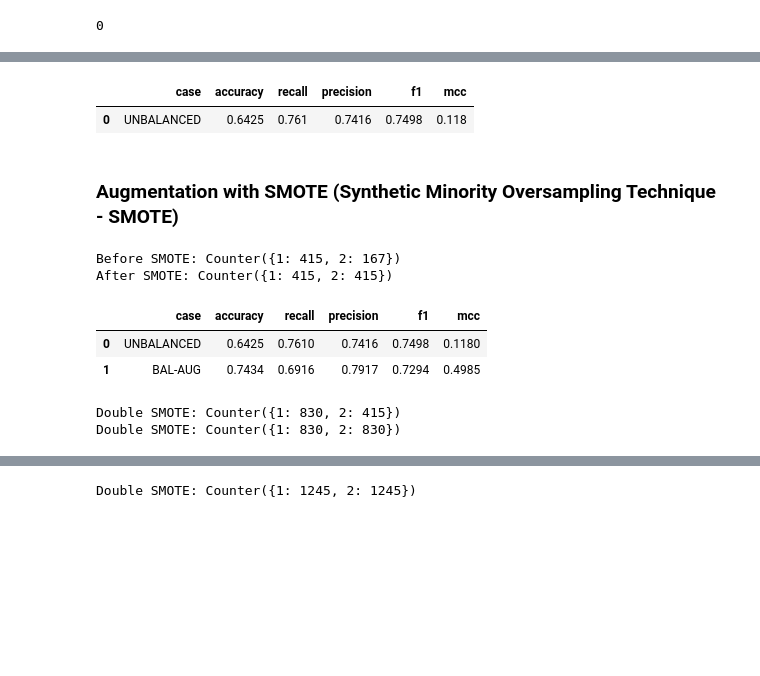
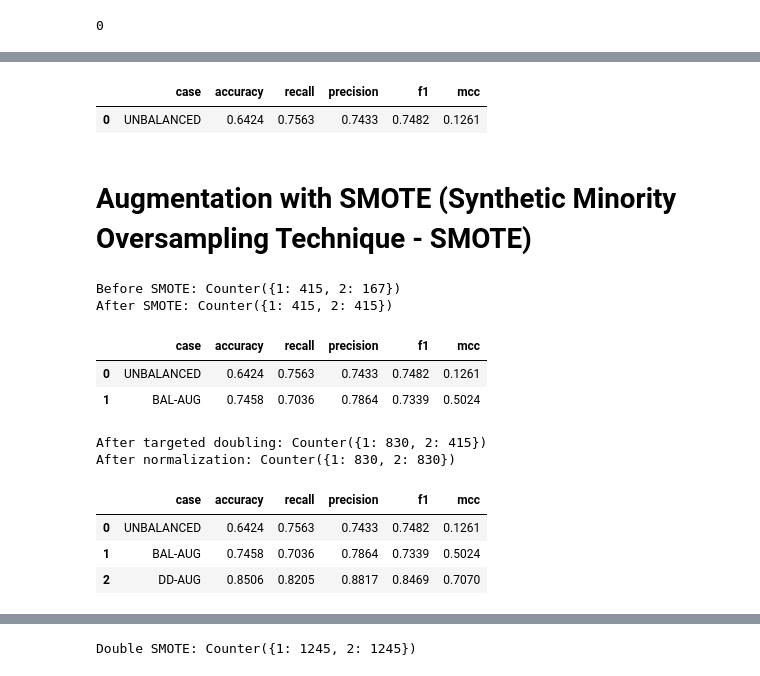
Before and after one commit to EmmanuelNiyi/Replication-of-Liver-Disease-Classification, a Jupyter notebook: rldc-decision-tree.ipynb, the cells around one changed output, grey strips where cells are left out. Drawn from its saved outputs; the diff is of its cells as text; code cells hidden in the pictures; blank space fills up the shorter version.

```diff
--- a/rldc-decision-tree.ipynb
+++ b/rldc-decision-tree.ipynb
@@ -126,15 +150,16 @@ Average mcc: 0.118
 smote_results = pd.DataFrame(columns=["case", "accuracy", "recall", "precision", "f1", "mcc"])
 # %%
-# retrieve the for the initial dataset metrics and add them to the df
+# Store baseline (unbalanced) metrics
 metric_list = ["UNBALANCED"]
+
 for metric in scoring:
-    metric_list.append(round(cv_results['test_' + metric].mean(), 4))
+    metric_list.append(round(cv_results[f'test_{metric}'].mean(), 4))
 
 smote_results.loc[len(smote_results)] = metric_list
 smote_results.head()
 # %% [output]
 |  | case | accuracy | recall | precision | f1 | mcc |
-| 0 | UNBALANCED | 0.6425 | 0.761 | 0.7416 | 0.7498 | 0.118 |
+| 0 | UNBALANCED | 0.6424 | 0.7563 | 0.7433 | 0.7482 | 0.1261 |
 # %% [markdown]
-### Augmentation with SMOTE (Synthetic Minority Oversampling Technique - SMOTE)
+# Augmentation with SMOTE (Synthetic Minority Oversampling Technique - SMOTE)
 # %%
@@ -151,3 +172,24 @@ print("After SMOTE:", Counter(y_smote))
 # %% [output]
 Before SMOTE: Counter({1: 415, 2: 167})
 After SMOTE: Counter({1: 415, 2: 415})
+# %%
+# Evaluate model on SMOTE-balanced data
+cv_results = cross_validate(
+    ilp_model,
+    X_smote, y_smote,
+    cv=skf,
+    scoring=scoring
+)
+
+# Store SMOTE-balanced metrics
+metric_list = ["BAL-AUG"]
+
+for metric in scoring:
+    metric_list.append(round(cv_results[f'test_{metric}'].mean(), 4))
+
+smote_results.loc[len(smote_results)] = metric_list
+smote_results
+# %% [output]
+|  | case | accuracy | recall | precision | f1 | mcc |
+| 0 | UNBALANCED | 0.6424 | 0.7563 | 0.7433 | 0.7482 | 0.1261 |
+| 1 | BAL-AUG | 0.7458 | 0.7036 | 0.7864 | 0.7339 | 0.5024 |
@@ -154,15 +203,29 @@ After SMOTE: Counter({1: 415, 2: 415})
+# %%
+# Double the minority class using SMOTE
+smote_double = SMOTE(sampling_strategy={1: double}, random_state=42)
+X_double, y_double = smote_double.fit_resample(X_smote, y_smote)
+print("After targeted doubling:", Counter(y_double))
+
+# Normalize class balance with standard SMOTE
+smote_double = SMOTE(random_state=42)
+X_double, y_double = smote_double.fit_resample(X_double, y_double)
+print("After normalization:", Counter(y_double))
+# %% [output]
+After targeted doubling: Counter({1: 830, 2: 415})
+After normalization: Counter({1: 830, 2: 830})
 # %%
 # calculate with augmented data
-cv_results = cross_validate(ilp_model, X_smote, y_smote, cv=skf, scoring=scoring)
+cv_results = cross_validate(ilp_model, X_double, y_double, cv=skf, scoring=scoring)
 
-# retrieve the for the initial dataset metrics and add them to the df
-metric_list = ["BAL-AUG"]
+# retrieve the metrics for the dataset augmented 2 fold and add them to the df
+metric_list = ["DD-AUG"]
 for metric in scoring:
     metric_list.append(round(cv_results['test_' + metric].mean(), 4))
 
 smote_results.loc[len(smote_results)] = metric_list
-smote_results.head()
+smote_results
 # %% [output]
 |  | case | accuracy | recall | precision | f1 | mcc |
-| 0 | UNBALANCED | 0.6425 | 0.7610 | 0.7416 | 0.7498 | 0.1180 |
-| 1 | BAL-AUG | 0.7434 | 0.6916 | 0.7917 | 0.7294 | 0.4985 |
+| 0 | UNBALANCED | 0.6424 | 0.7563 | 0.7433 | 0.7482 | 0.1261 |
+| 1 | BAL-AUG | 0.7458 | 0.7036 | 0.7864 | 0.7339 | 0.5024 |
+| 2 | DD-AUG | 0.8506 | 0.8205 | 0.8817 | 0.8469 | 0.7070 |
@@ -175,14 +231,0 @@ quadrupule = current_count * 4
-# %%
-# DOUBLE THE DATA WITH SMOTE
-# double y with index 1
-smote_double = SMOTE(sampling_strategy={1: double}, random_state=42)
-X_double, y_double = smote_double.fit_resample(X_smote, y_smote)
-print("Double SMOTE:", Counter(y_double))
-
-# normalize index 1 and 2, effectively doubling the data
-smote_double = SMOTE(random_state=42)
-X_double, y_double = smote_double.fit_resample(X_double, y_double)
-print("Double SMOTE:", Counter(y_double))
-# %% [output]
-Double SMOTE: Counter({1: 830, 2: 415})
-Double SMOTE: Counter({1: 830, 2: 830})
```
Also changed, not shown: parts of 33 cells of this notebook.
